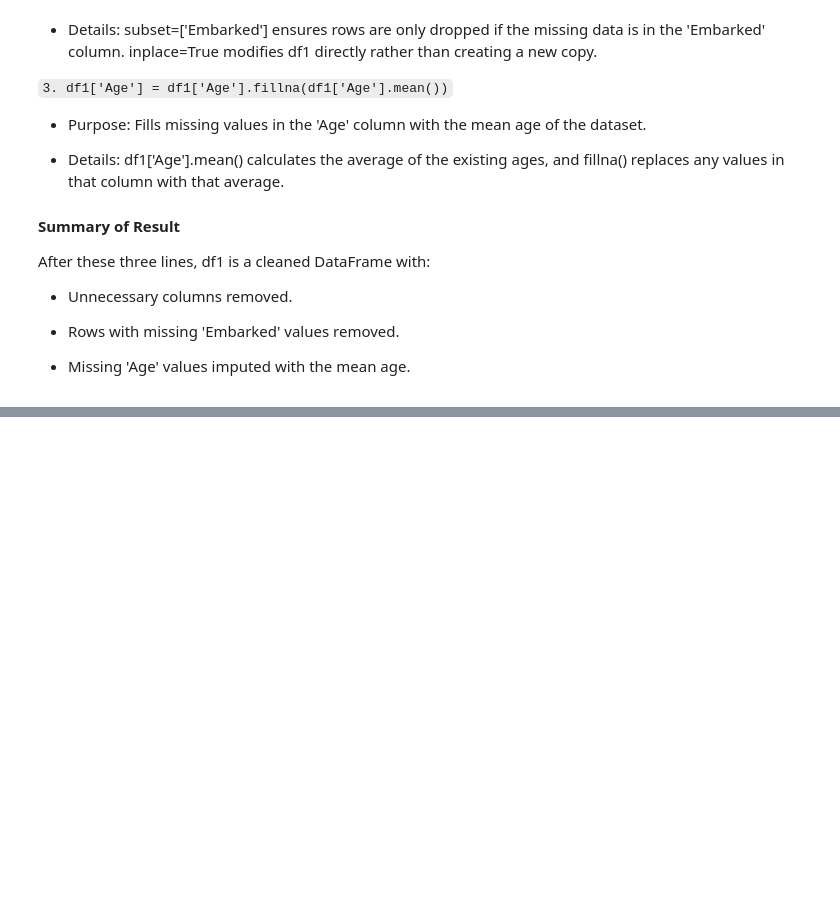
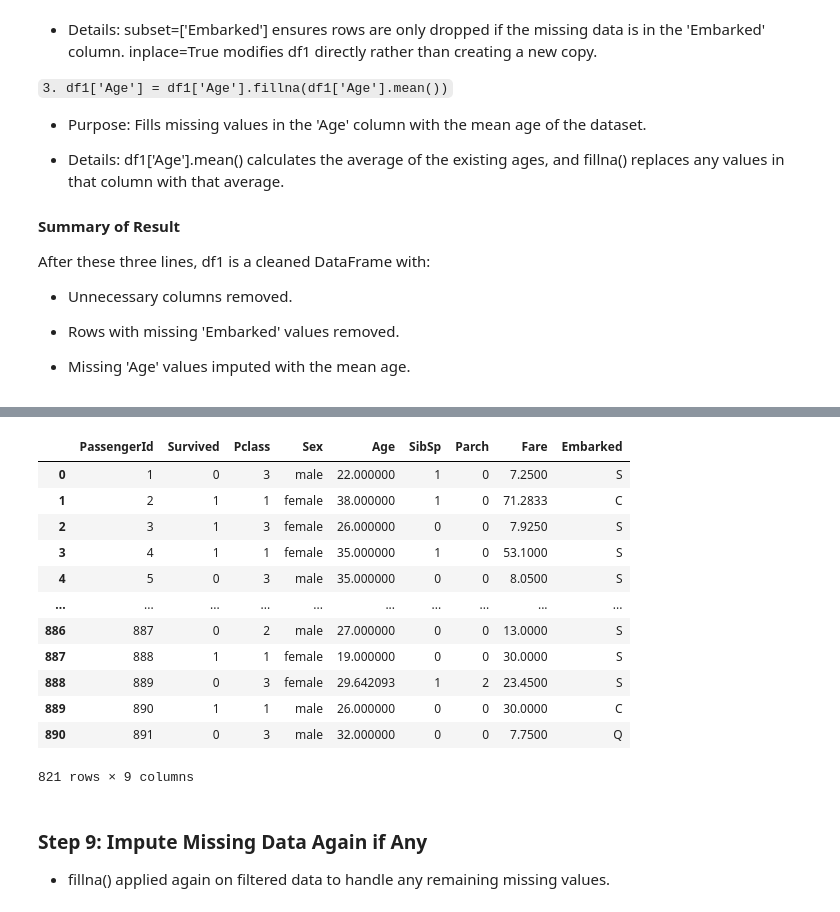
Before and after one commit to prodigy234/Artificial-Intelligence-Full-Course, a Jupyter notebook: Machine Learning/Notes/4.Data Cleaning.ipynb, the cells around one changed output, grey strips where cells are left out. Cells and saved outputs as stored; diff of their text form; code cells hidden in the pictures; blank space fills up the shorter version.

```diff
--- a/Machine Learning/Notes/4.Data Cleaning.ipynb
+++ b/Machine Learning/Notes/4.Data Cleaning.ipynb
@@ -246,0 +276,33 @@ After these three lines, df1 is a cleaned DataFrame with:
+# %%
+mean = df1['Age'].mean()
+std = df1['Age'].std()
+
+lower_bound = mean - 2 * std
+upper_bound = mean + 2 * std
+
+df2 = df1[(df1['Age'] >= lower_bound) & (df1['Age'] <= upper_bound)]
+
+# This code identifies and removes outliers in the Age column using the mean ± 2 × standard deviation rule.
+# It first calculates the mean and standard deviation, then defines lower and upper bounds,
+# and finally filters the dataset to keep only values within that range.
+# %%
+# The result (df2) is a cleaner dataset with extreme age values (outliers) removed.
+df2
+# %% [output]
+|  | PassengerId | Survived | Pclass | Sex | Age | SibSp | Parch | Fare | Embarked |
+| 0 | 1 | 0 | 3 | male | 22.000000 | 1 | 0 | 7.2500 | S |
+| 1 | 2 | 1 | 1 | female | 38.000000 | 1 | 0 | 71.2833 | C |
+| 2 | 3 | 1 | 3 | female | 26.000000 | 0 | 0 | 7.9250 | S |
+| 3 | 4 | 1 | 1 | female | 35.000000 | 1 | 0 | 53.1000 | S |
+| 4 | 5 | 0 | 3 | male | 35.000000 | 0 | 0 | 8.0500 | S |
+| ... | ... | ... | ... | ... | ... | ... | ... | ... | ... |
+| 886 | 887 | 0 | 2 | male | 27.000000 | 0 | 0 | 13.0000 | S |
+| 887 | 888 | 1 | 1 | female | 19.000000 | 0 | 0 | 30.0000 | S |
+| 888 | 889 | 0 | 3 | female | 29.642093 | 1 | 2 | 23.4500 | S |
+| 889 | 890 | 1 | 1 | male | 26.000000 | 0 | 0 | 30.0000 | C |
+| 890 | 891 | 0 | 3 | male | 32.000000 | 0 | 0 | 7.7500 | Q |
+821 rows × 9 columns
+# %% [markdown]
+### Step 9: Impute Missing Data Again if Any
+
+- fillna() applied again on filtered data to handle any remaining missing values.
```
Also changed, not shown: parts of 20 cells of this notebook, 2 other files.
